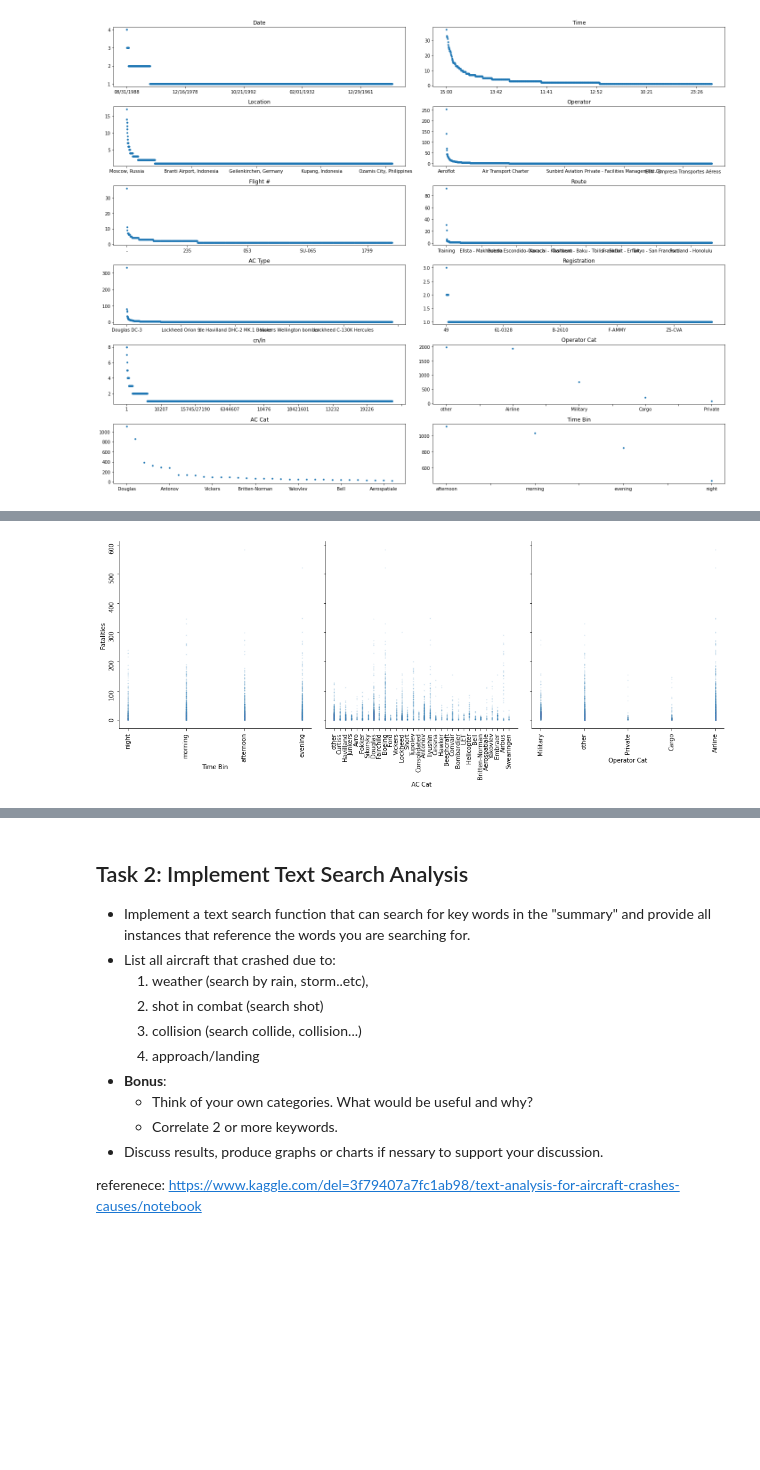
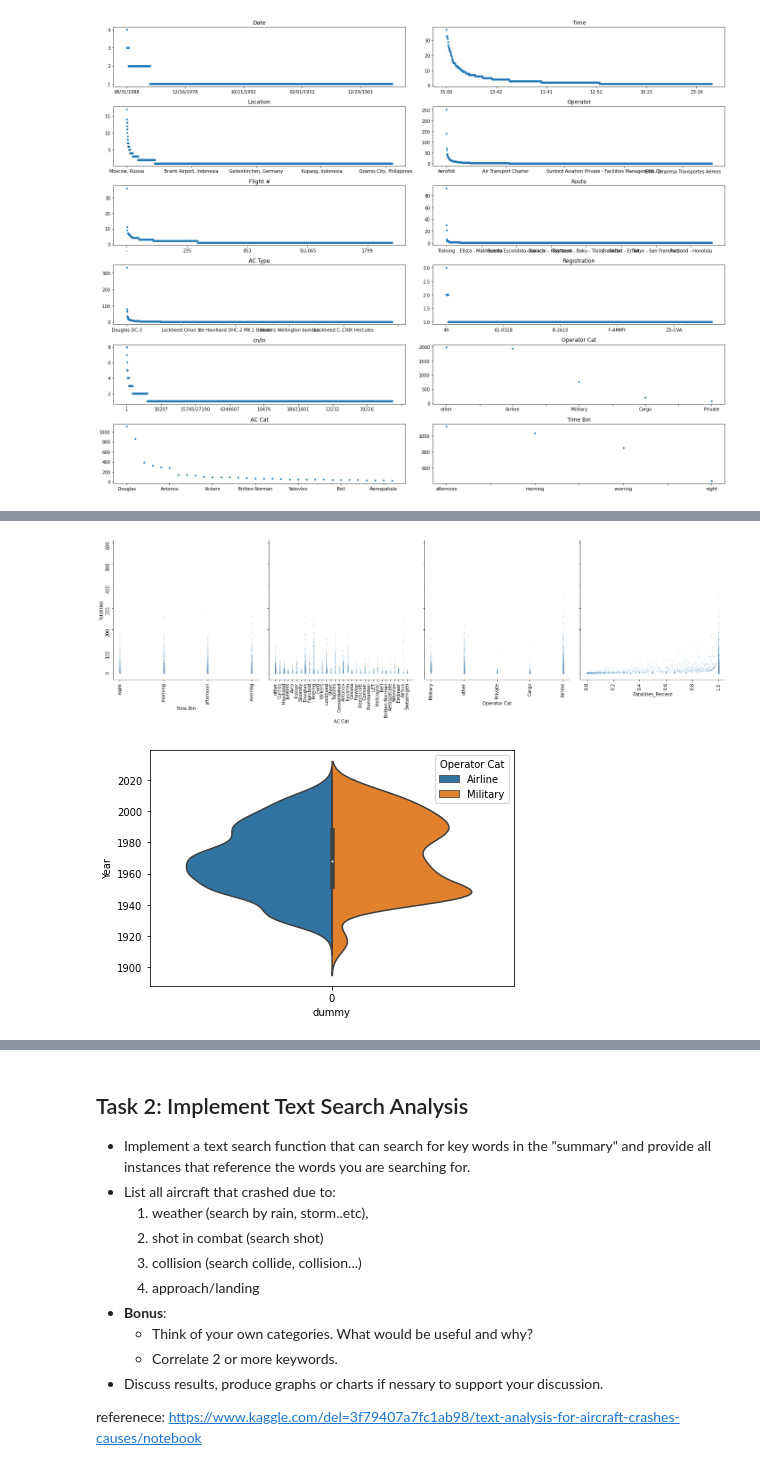
Before and after one commit to women-in-ai-ireland/May-2022-WaiXCollins-Airplane-Crash-Investigation, a Jupyter notebook: WAI_Crash_Investigation_PEDRAM.ipynb, the cells around one changed output, grey strips where cells are left out. Saved outputs shown, nothing was run; the diff lists cells and outputs as text; code cells hidden in the pictures; blank space fills up the shorter version.

```diff
--- a/WAI_Crash_Investigation_PEDRAM.ipynb
+++ b/WAI_Crash_Investigation_PEDRAM.ipynb
@@ -315,8 +309,17 @@ sns.heatmap(df_corr, mask=np.eye(len(df_corr)), square=True,
 # %%
 fig=sns.pairplot(df, plot_kws={"s": 3, "alpha": 0.2}, palette="Spectral",height=5,
-    x_vars=["Time Bin", "AC Cat","Operator Cat"],
+    x_vars=["Time Bin", "AC Cat","Operator Cat","Fatalities_Percent"],
     y_vars="Fatalities");
 for ax in fig.axes.flatten():
     ax.tick_params(rotation = 90)
 # %% [output]
-[figure, old version]
+[figure, new version]
+# %%
+df_airline=df[df["Operator Cat"]=="Airline"]
+df_military=df[df["Operator Cat"]=="Military"]
+df_air_mil=pd.concat([df_airline, df_military], ignore_index=True)
+df_air_mil["dummy"]=0
+sns.violinplot(data=df_air_mil,x="dummy",y="Year", split=True, hue="Operator Cat")
+plt.tight_layout();
+# %% [output]
+[figure, added]
```
Also changed, not shown: parts of 14 cells of this notebook.
